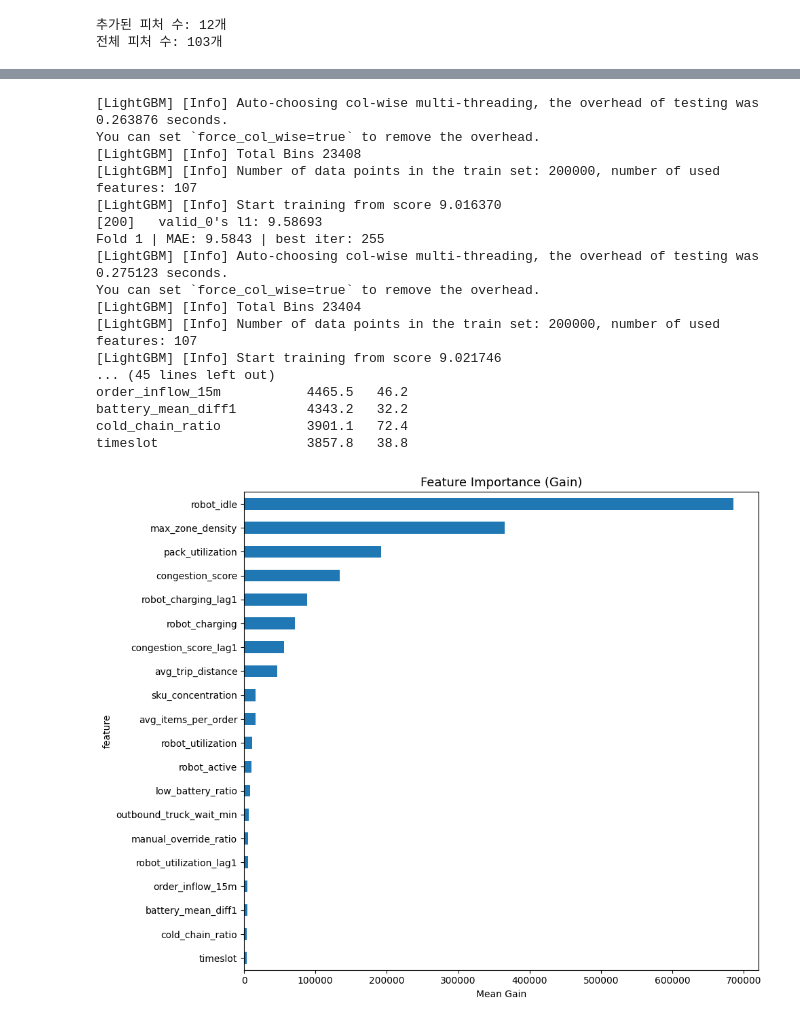
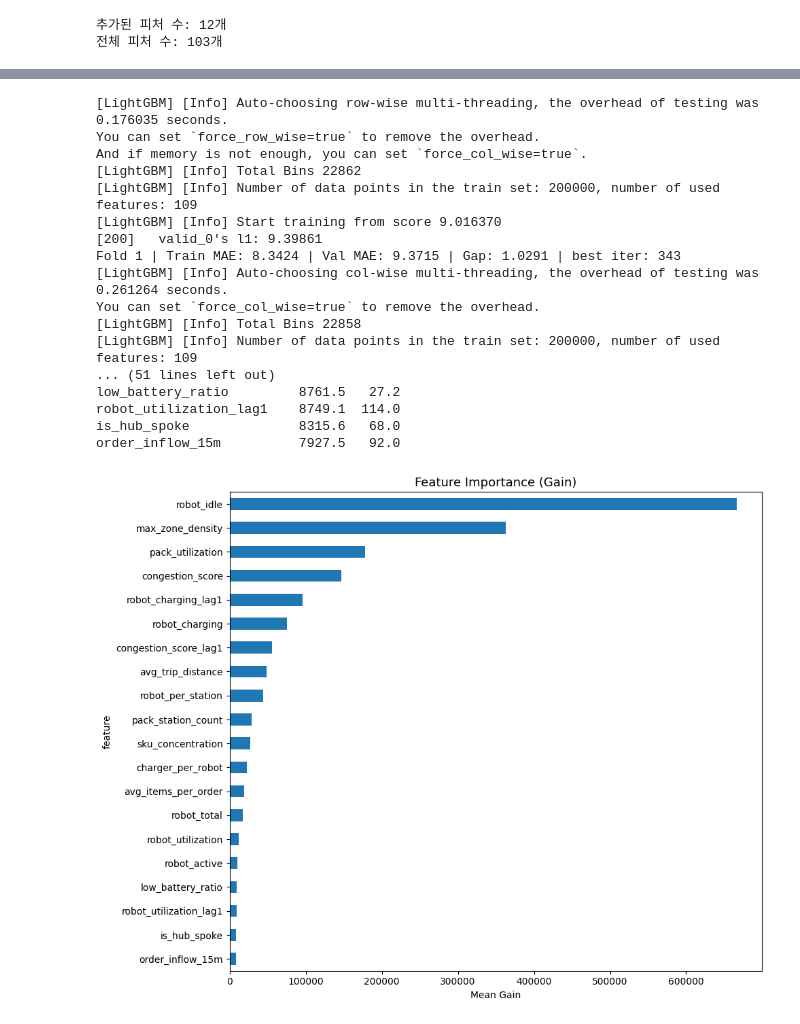
Before and after one commit to JinsolKN/smart-warehouse-delay-prediction, a Jupyter notebook: notebooks/test.ipynb, the cells around one changed output, grey strips where cells are left out. Saved outputs shown, nothing was run; the diff lists cells and outputs as text; code cells hidden in the pictures.

Commit message:
add layout.csv

```diff
--- a/notebooks/test.ipynb
+++ b/notebooks/test.ipynb
@@ -9,3 +42,10 @@ import lightgbm as lgb
 # %%
 train = pd.read_csv('/content/drive/MyDrive/Colab Notebooks/smart_factory/data/raw/train.csv')
 test = pd.read_csv('/content/drive/MyDrive/Colab Notebooks/smart_factory/data/raw/test.csv')
+layout = pd.read_csv('/content/drive/MyDrive/Colab Notebooks/smart_factory/data/raw/layout_info.csv')
+
+
+target = 'avg_delay_minutes_next_30m'
+drop_cols = ['ID', 'scenario_id', target, 'layout_id']
+
+print(f'train: {train.shape}, test: {test.shape}, layout: {layout.shape}')
@@ -12,17 +54,13 @@ test = pd.read_csv('/content/drive/MyDrive/Colab Notebooks/smart_factory/data/ra
+# %%
+train = train.sort_values(['scenario_id', 'ID']).reset_index(drop=True)
+test  = test.sort_values(['scenario_id', 'ID']).reset_index(drop=True)
 # %%
 # ── timeslot 추가 ─────────────────────────────────────────
 # 시나리오 내 슬롯 순서 (0~24)
 # EDA에서 슬롯 0=11.3분 → 슬롯 24=21.9분으로 누적 증가 확인
 train['timeslot'] = train.groupby('scenario_id').cumcount()
 test['timeslot']  = test.groupby('scenario_id').cumcount()
-# %%
-drop_cols = ['ID', 'scenario_id', 'avg_delay_minutes_next_30m', 'layout_id']
-target = 'avg_delay_minutes_next_30m'
 # %%
-# ── Lag 피처 ──────────────────────────────────────────────
-train = train.sort_values(['scenario_id', 'timeslot']).reset_index(drop=True)
-test  = test.sort_values(['scenario_id', 'timeslot']).reset_index(drop=True)
-
 lag_cols = [
     'battery_mean',
     'low_battery_ratio',
@@ -126,6 +143,8 @@ import matplotlib.pyplot as plt
 gkf = GroupKFold(n_splits=5)
 oof_pred = np.zeros(len(X))
 test_pred = np.zeros(len(X_test))
+
+train_mae_scores = []
 mae_scores = []
 feature_importances = pd.DataFrame()
 
@@ -152,6 +171,11 @@ for fold, (tr_idx, val_idx) in enumerate(gkf.split(X, y, groups)):
         ]
     )
 
+    # ✅ Train MAE 추가
+    train_pred = model.predict(X_tr)
+    train_mae  = mean_absolute_error(y_tr, train_pred)
+    train_mae_scores.append(train_mae)
+
     oof_pred[val_idx] = model.predict(X_val)
     test_pred += model.predict(X_test) / 5
 
@@ -165,52 +189,56 @@ for fold, (tr_idx, val_idx) in enumerate(gkf.split(X, y, groups)):
         'split': model.booster_.feature_importance(importance_type='split'),
         'fold': fold + 1
     })
     feature_importances = pd.concat([feature_importances, imp], axis=0)
 
-    print(f'Fold {fold+1} | MAE: {fold_mae:.4f} | best iter: {model.best_iteration_}')
+    print(f'Fold {fold+1} | Train MAE: {train_mae:.4f} | Val MAE: {fold_mae:.4f} | Gap: {fold_mae - train_mae:.4f} | best iter: {model.best_iteration_}')
 
 oof_mae = mean_absolute_error(y, oof_pred)
-print(f'\n✅ 각 Fold MAE: {[round(m, 4) for m in mae_scores]}')
-print(f'✅ 평균 MAE:    {np.mean(mae_scores):.4f}')
-print(f'✅ OOF MAE:     {oof_mae:.4f}')
+print(f'\n✅ 각 Fold Train MAE : {[round(m, 4) for m in train_mae_scores]}')
+print(f'✅ 각 Fold Val MAE   : {[round(m, 4) for m in mae_scores]}')
+print(f'✅ 평균 Train MAE    : {np.mean(train_mae_scores):.4f}')
+print(f'✅ 평균 Val MAE      : {np.mean(mae_scores):.4f}')
+print(f'✅ 평균 Gap          : {np.mean(mae_scores) - np.mean(train_mae_scores):.4f}')
+print(f'✅ Val MAE 표준편차  : {np.std(mae_scores):.4f}')
+print(f'✅ OOF MAE           : {oof_mae:.4f}')
 
 # ── 피처 중요도 (gain 기준) ───────────────────────────────
 imp_mean = (
     feature_importances
     .groupby('feature')[['gain', 'split']]
     .mean()
     .sort_values('gain', ascending=False)
     .head(20)
 )
 
 print('\n✅ 상위 20개 피처 중요도 (gain 기준)')
 print(imp_mean.round(1))
 
 fig, ax = plt.subplots(figsize=(10, 8))
 imp_mean['gain'].sort_values().plot.barh(ax=ax)
 ax.set_title('Feature Importance (Gain)', fontsize=13)
 ax.set_xlabel('Mean Gain')
 plt.tight_layout()
 plt.show()
 
-# ── 제출용 예측값 후처리 ──────────────────────────────────
+# 제출용 예측값 후처리
 test_pred = np.clip(test_pred, 0, None)
 # %% [output]
-[LightGBM] [Info] Auto-choosing col-wise multi-threading, the overhead of testing was 0.263876 seconds.
+[LightGBM] [Info] Auto-choosing row-wise multi-threading, the overhead of testing was 0.176035 seconds.
+You can set `force_row_wise=true` to remove the overhead.
+And if memory is not enough, you can set `force_col_wise=true`.
+[LightGBM] [Info] Total Bins 22862
+[LightGBM] [Info] Number of data points in the train set: 200000, number of used features: 109
+[LightGBM] [Info] Start training from score 9.016370
+[200]   valid_0's l1: 9.39861
+Fold 1 | Train MAE: 8.3424 | Val MAE: 9.3715 | Gap: 1.0291 | best iter: 343
+[LightGBM] [Info] Auto-choosing col-wise multi-threading, the overhead of testing was 0.261264 seconds.
 You can set `force_col_wise=true` to remove the overhead.
-[LightGBM] [Info] Total Bins 23408
-[LightGBM] [Info] Number of data points in the train set: 200000, number of used features: 107
-[LightGBM] [Info] Start training from score 9.016370
-[200]   valid_0's l1: 9.58693
-Fold 1 | MAE: 9.5843 | best iter: 255
-[LightGBM] [Info] Auto-choosing col-wise multi-threading, the overhead of testing was 0.275123 seconds.
-You can set `force_col_wise=true` to remove the overhead.
-[LightGBM] [Info] Total Bins 23404
-[LightGBM] [Info] Number of data points in the train set: 200000, number of used features: 107
-[LightGBM] [Info] Start training from score 9.021746
-... (45 lines left out)
-order_inflow_15m           4465.5   46.2
-battery_mean_diff1         4343.2   32.2
-cold_chain_ratio           3901.1   72.4
-timeslot                   3857.8   38.8
+[LightGBM] [Info] Total Bins 22858
+[LightGBM] [Info] Number of data points in the train set: 200000, number of used features: 109
+... (51 lines left out)
+low_battery_ratio         8761.5   27.2
+robot_utilization_lag1    8749.1  114.0
+is_hub_spoke              8315.6   68.0
+order_inflow_15m          7927.5   92.0
-[figure, old version]
+[figure, new version]
```
Also changed, not shown: parts of 7 cells of this notebook.
